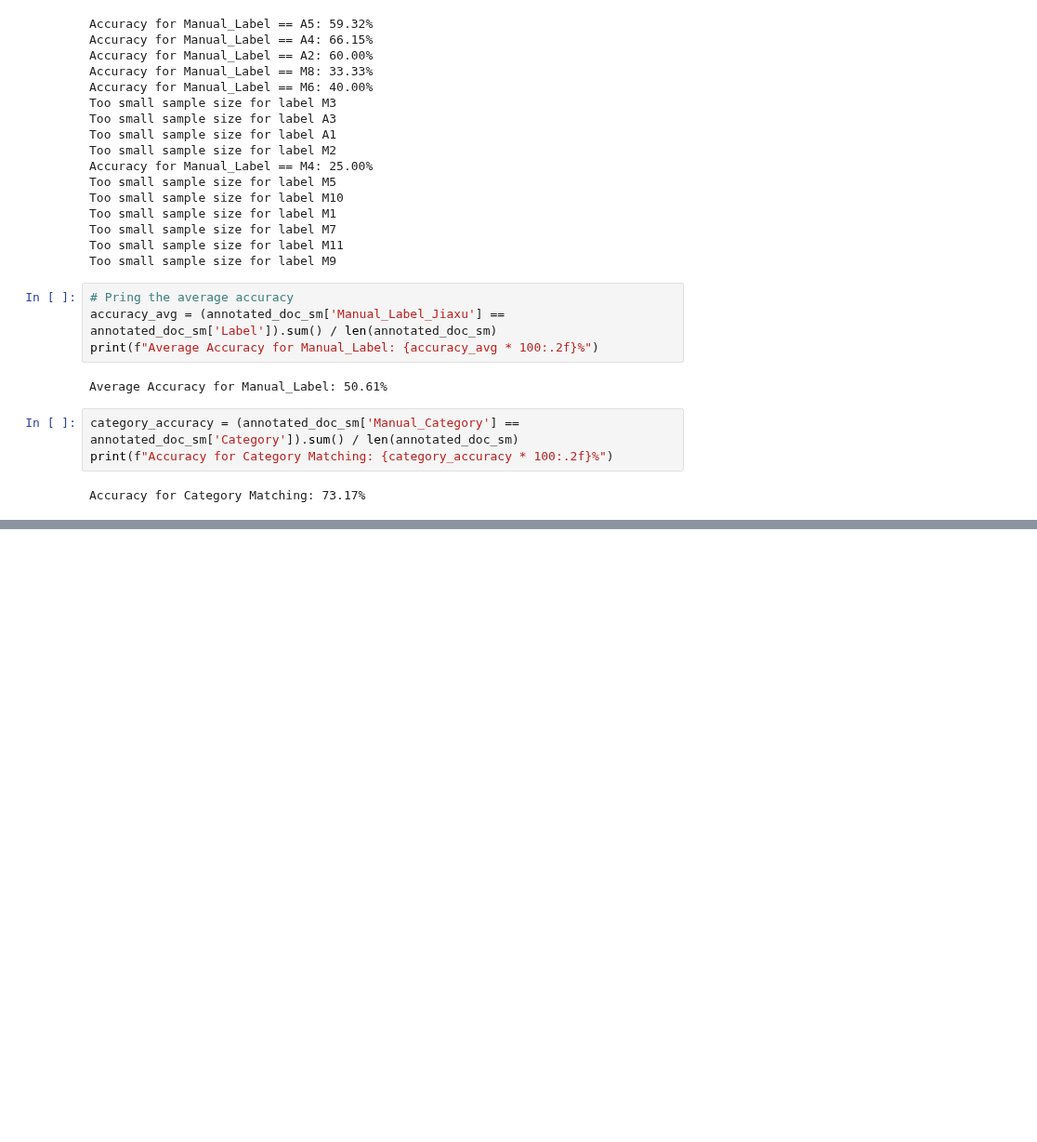
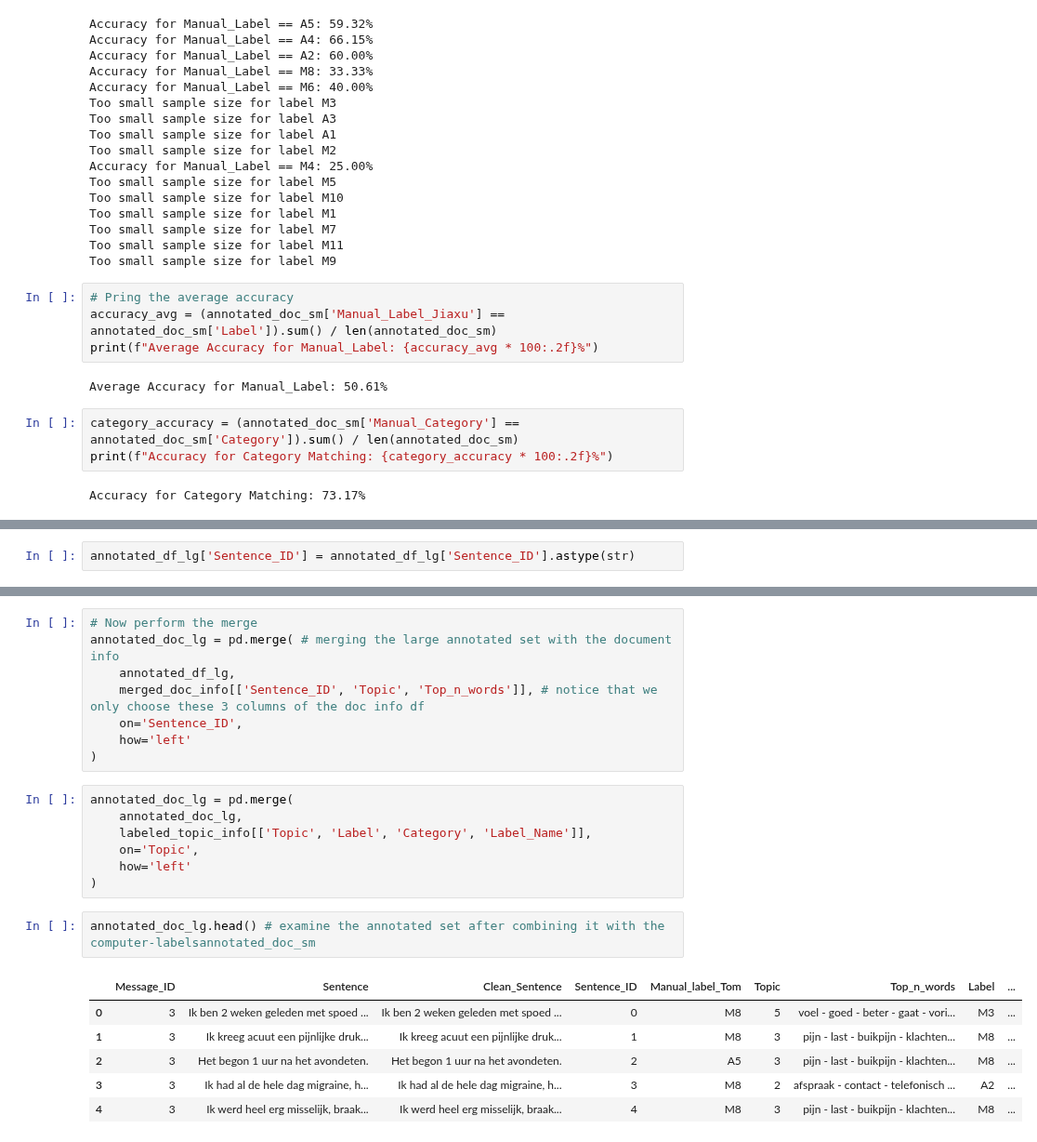
Before and after one commit to MaastrichtU-CDS/MyIBDcoachNLP, a Jupyter notebook: notebooks/analysis_of_sentences/sentencetransformer_sentence_ECCO.ipynb, the cells around one changed output, grey strips where cells are left out. Shown at 93% size. Drawn from its saved outputs; the diff is of its cells as text; blank space fills up the shorter version.

Commit message:
Calculated label consistence for a larger annotated set

```diff
--- a/notebooks/analysis_of_sentences/sentencetransformer_sentence_ECCO.ipynb
+++ b/notebooks/analysis_of_sentences/sentencetransformer_sentence_ECCO.ipynb
@@ -620,0 +628,2 @@ Accuracy for Category Matching: 73.17%
+# %%
+annotated_df_lg['Sentence_ID'] = annotated_df_lg['Sentence_ID'].astype(str)
@@ -620,0 +639,24 @@ Accuracy for Category Matching: 73.17%
+# %%
+# Now perform the merge
+annotated_doc_lg = pd.merge( # merging the large annotated set with the document info
+    annotated_df_lg,
+    merged_doc_info[['Sentence_ID', 'Topic', 'Top_n_words']], # notice that we only choose these 3 columns of the doc info df
+    on='Sentence_ID',
+    how='left'
+)
+# %%
+annotated_doc_lg = pd.merge(
+    annotated_doc_lg,
+    labeled_topic_info[['Topic', 'Label', 'Category', 'Label_Name']],
+    on='Topic',
+    how='left'
+)
+# %%
+annotated_doc_lg.head() # examine the annotated set after combining it with the computer-labelsannotated_doc_sm
+# %% [output]
+|  | Message_ID | Sentence | Clean_Sentence | Sentence_ID | Manual_label_Tom | Topic | Top_n_words | Label | ... |
+| 0 | 3 | Ik ben 2 weken geleden met spoed ... | Ik ben 2 weken geleden met spoed ... | 0 | M8 | 5 | voel - goed - beter - gaat - vori... | M3 | ... |
+| 1 | 3 | Ik kreeg acuut een pijnlijke druk... | Ik kreeg acuut een pijnlijke druk... | 1 | M8 | 3 | pijn - last - buikpijn - klachten... | M8 | ... |
+| 2 | 3 | Het begon 1 uur na het avondeten. | Het begon 1 uur na het avondeten. | 2 | A5 | 3 | pijn - last - buikpijn - klachten... | M8 | ... |
+| 3 | 3 | Ik had al de hele dag migraine, h... | Ik had al de hele dag migraine, h... | 3 | M8 | 2 | afspraak - contact - telefonisch ... | A2 | ... |
+| 4 | 3 | Ik werd heel erg misselijk, braak... | Ik werd heel erg misselijk, braak... | 4 | M8 | 3 | pijn - last - buikpijn - klachten... | M8 | ... |
```
Also changed, not shown: parts of 8 cells of this notebook.
